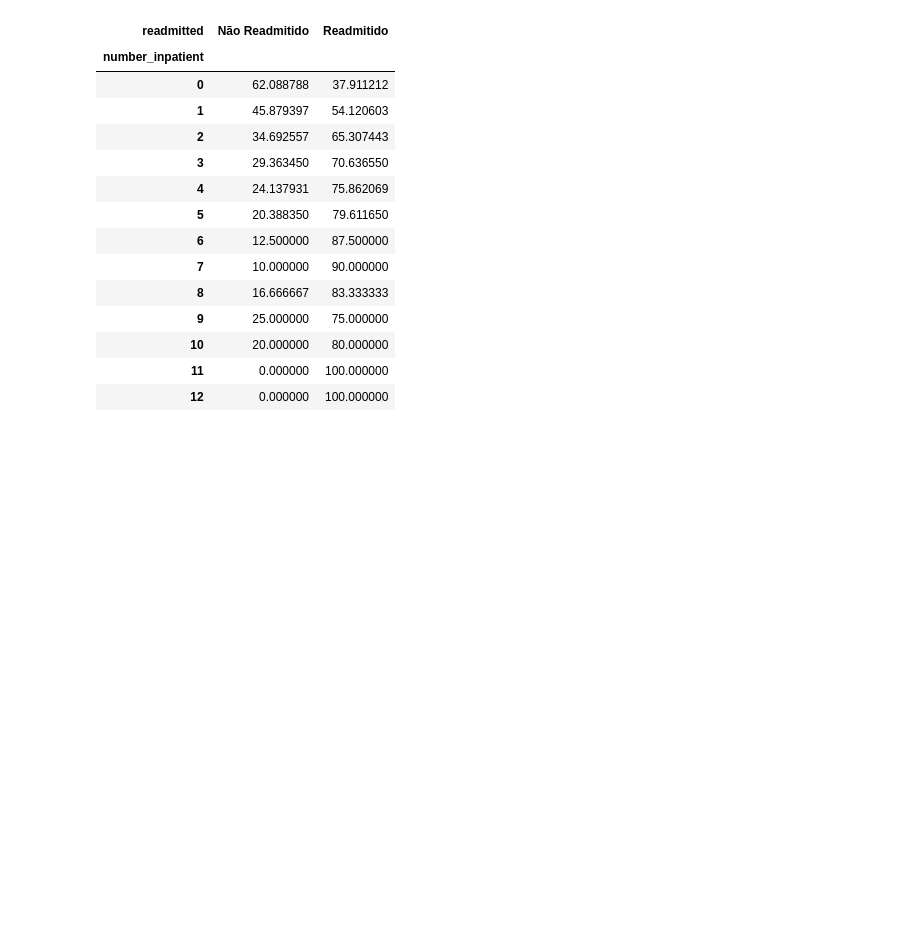
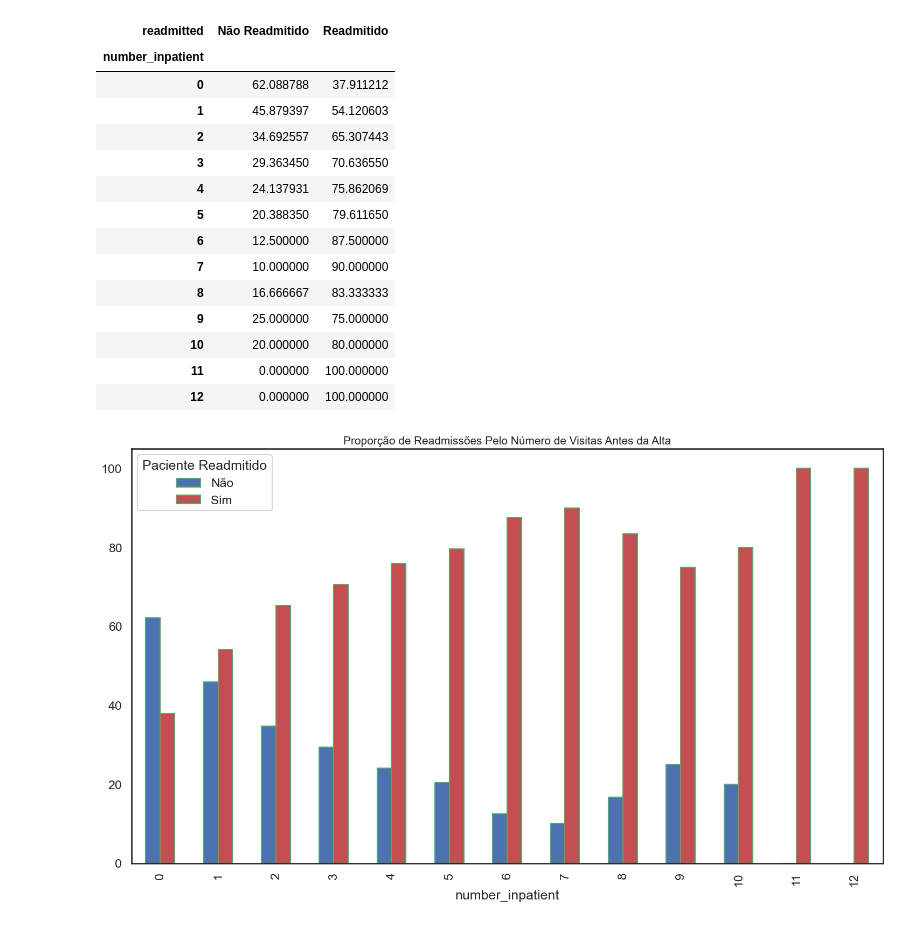
Before and after one commit to SanTavaresD/Analise_de_Dados_com_Linguagem_Python, a Jupyter notebook: 9_Engenharia_de_atributos/projeto_8_parte_2.ipynb, the cells around one changed output. Cells and saved outputs as stored; diff of their text form; code cells hidden in the pictures; blank space fills up the shorter version.

```diff
--- a/9_Engenharia_de_atributos/projeto_8_parte_2.ipynb
+++ b/9_Engenharia_de_atributos/projeto_8_parte_2.ipynb
@@ -431,3 +431,21 @@ percent_visitas_readm
 | 10 | 20.000000 | 80.000000 |
 | 11 | 0.000000 | 100.000000 |
 | 12 | 0.000000 | 100.000000 |
+# %%
+# Cria o gráfico
+fig = percent_visitas_readm.plot(kind = 'bar',
+                                 figsize = (18, 10),
+                                 width = 0.5,
+                                 edgecolor = 'g',
+                                 color = ['b', 'r'])
+
+# Título
+plt.title("Proporção de Readmissões Pelo Número de Visitas Antes da Alta", fontsize = 15)
+
+# Legenda
+fig.legend(title = 'Paciente Readmitido', labels = ('Não', 'Sim'))
+
+# Mostra o gráfico
+plt.show()
+# %% [output]
+[figure, added]
```
Also changed, not shown: parts of 10 cells of this notebook.
